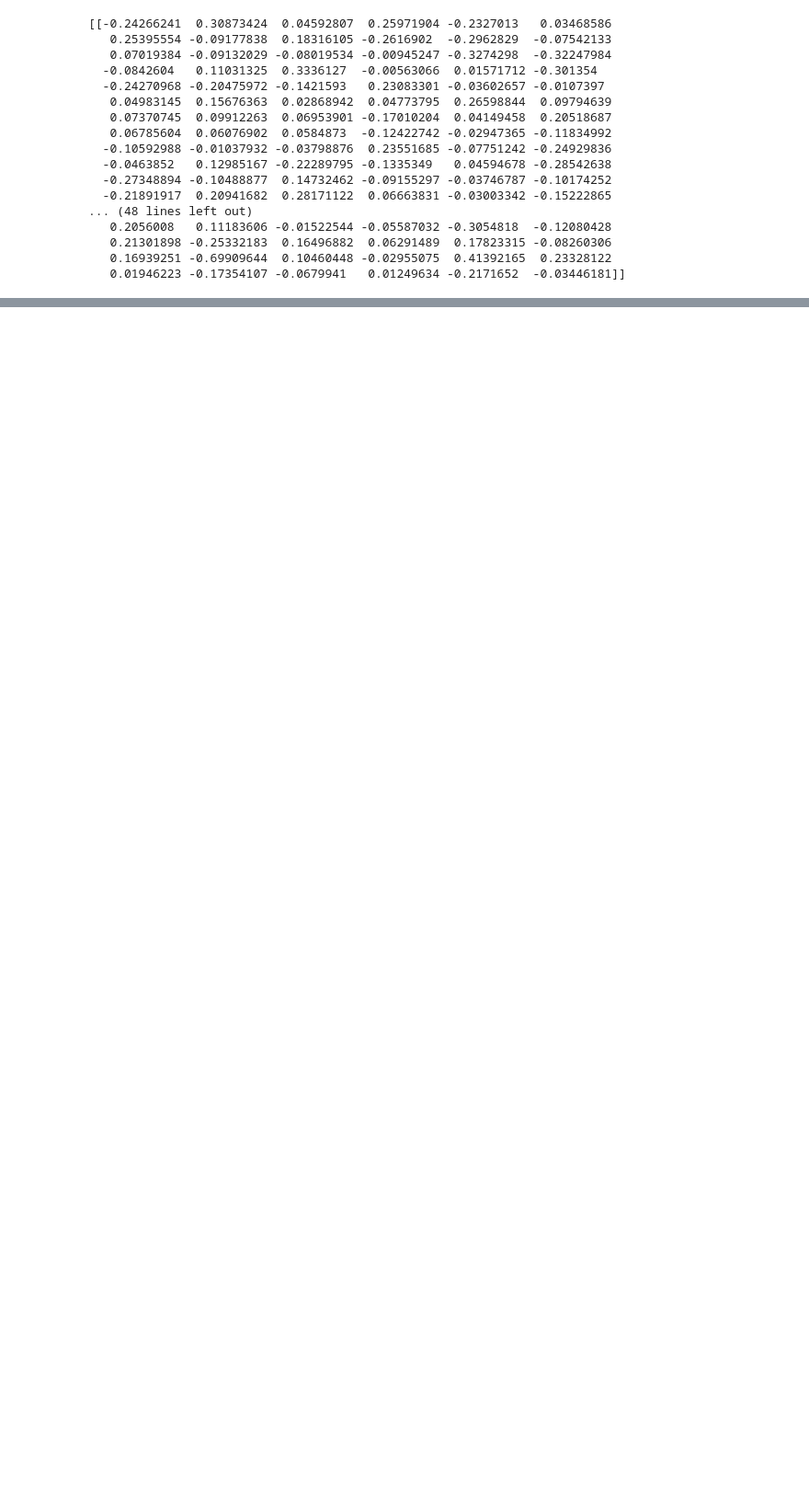
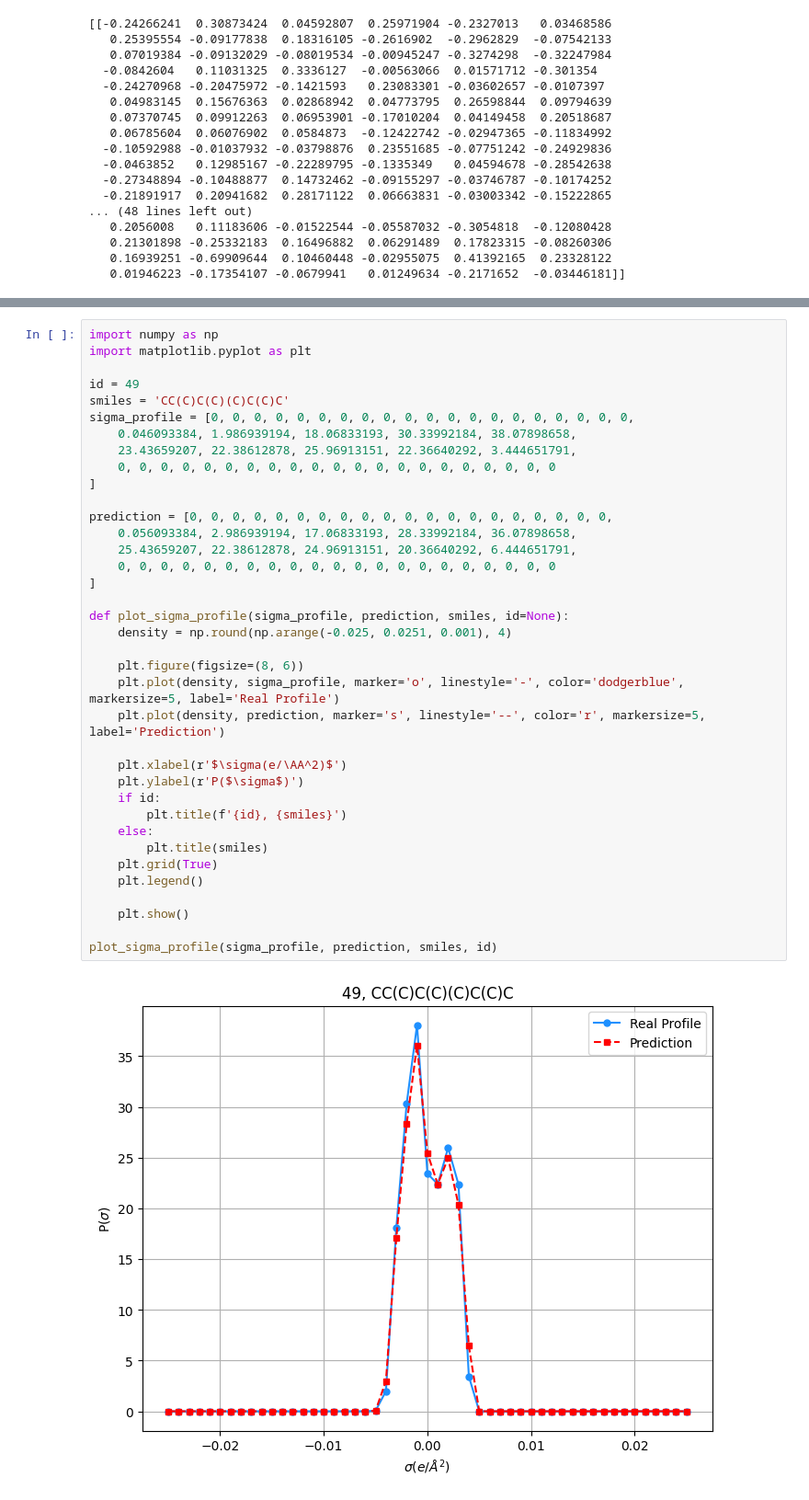
Before and after one commit to yueyue2299/COSBERT, a Jupyter notebook: main.ipynb, the cells around one changed output, grey strips where cells are left out. Shown at 92% size. Drawn from its saved outputs; the diff is of its cells as text; blank space fills up the shorter version.

```diff
--- a/main.ipynb
+++ b/main.ipynb
@@ -64,0 +143,39 @@ def get_smiles_embedding(smiles, model_version='DeepChem/ChemBERTa-77M-MTR', max
+# %%
+import numpy as np
+import matplotlib.pyplot as plt
+
+id = 49
+smiles = 'CC(C)C(C)(C)C(C)C'
+sigma_profile = [0, 0, 0, 0, 0, 0, 0, 0, 0, 0, 0, 0, 0, 0, 0, 0, 0, 0, 0, 0,
+    0.046093384, 1.986939194, 18.06833193, 30.33992184, 38.07898658,
+    23.43659207, 22.38612878, 25.96913151, 22.36640292, 3.444651791,
+    0, 0, 0, 0, 0, 0, 0, 0, 0, 0, 0, 0, 0, 0, 0, 0, 0, 0, 0, 0, 0
+]
+
+prediction = [0, 0, 0, 0, 0, 0, 0, 0, 0, 0, 0, 0, 0, 0, 0, 0, 0, 0, 0, 0,
+    0.056093384, 2.986939194, 17.06833193, 28.33992184, 36.07898658,
+    25.43659207, 22.38612878, 24.96913151, 20.36640292, 6.444651791,
+    0, 0, 0, 0, 0, 0, 0, 0, 0, 0, 0, 0, 0, 0, 0, 0, 0, 0, 0, 0, 0
+]
+
+def plot_sigma_profile(sigma_profile, prediction, smiles, id=None):
+    density = np.round(np.arange(-0.025, 0.0251, 0.001), 4)
+
+    plt.figure(figsize=(8, 6))
+    plt.plot(density, sigma_profile, marker='o', linestyle='-', color='dodgerblue', markersize=5, label='Real Profile')
+    plt.plot(density, prediction, marker='s', linestyle='--', color='r', markersize=5, label='Prediction')
+
+    plt.xlabel(r'$\sigma(e/\AA^2)$')
+    plt.ylabel(r'P($\sigma$)')
+    if id:
+        plt.title(f'{id}, {smiles}')
+    else:
+        plt.title(smiles)
+    plt.grid(True)
+    plt.legend()
+
+    plt.show()
+
+plot_sigma_profile(sigma_profile, prediction, smiles, id)
+# %% [output]
+[figure, added]
```
Also changed, not shown: parts of 13 cells of this notebook, 1 other file.
